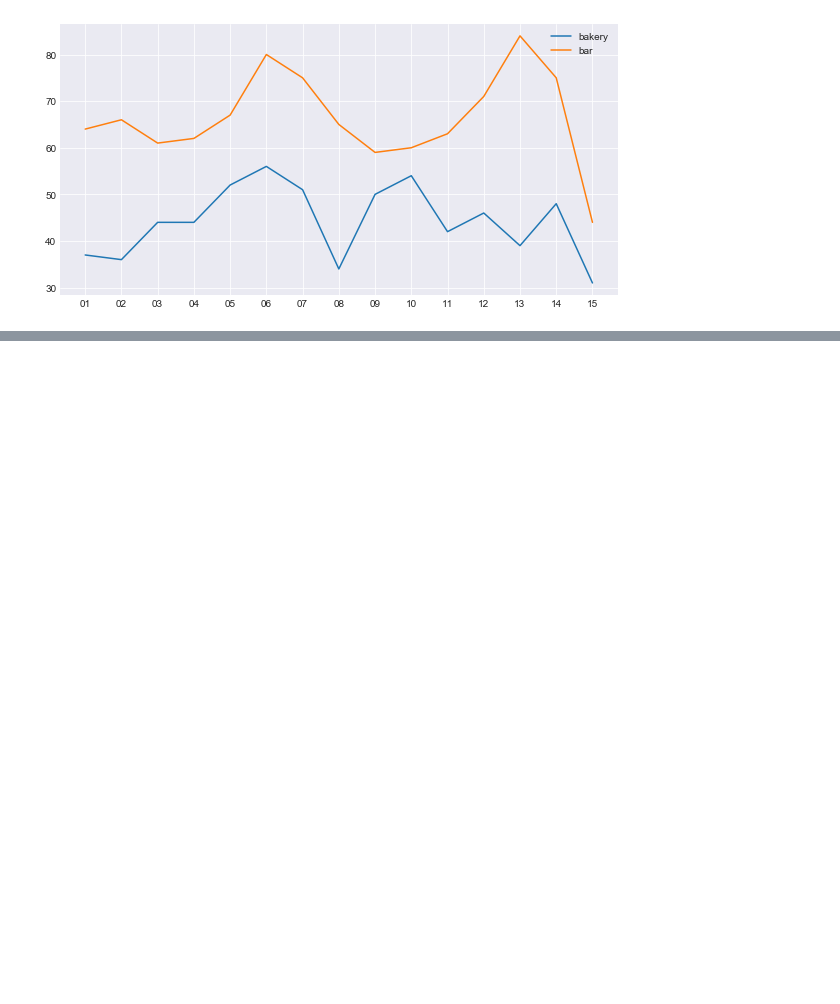
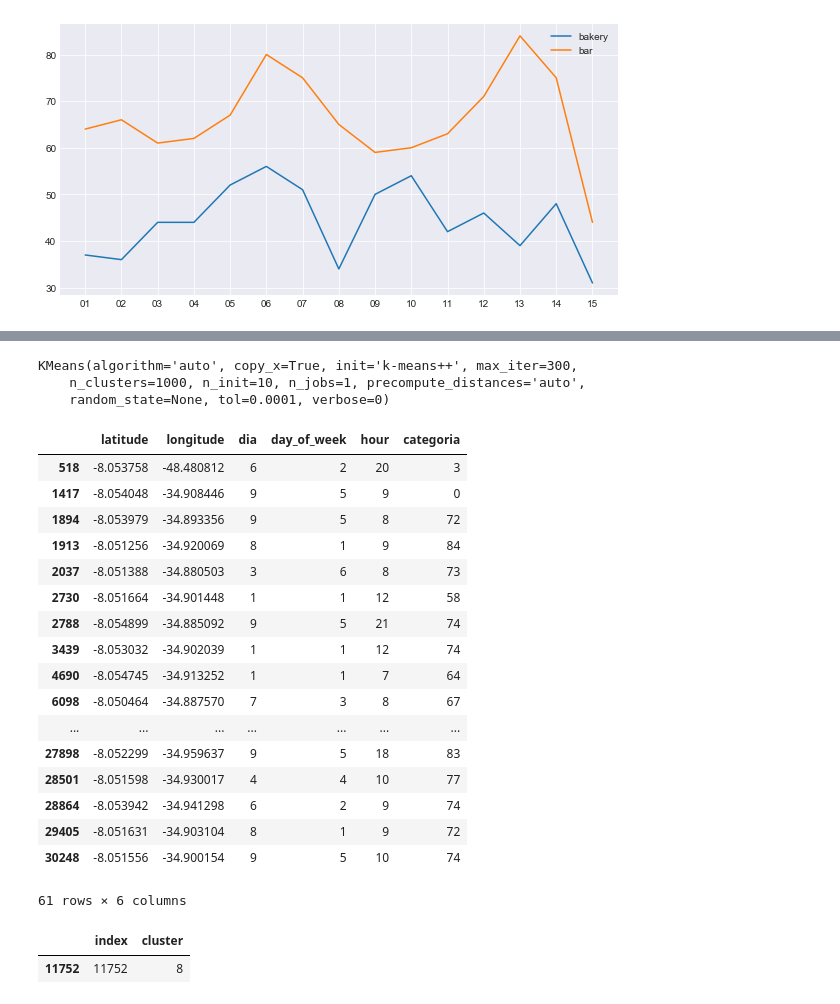
Before and after one commit to jvsn19/analise_varejo, a Jupyter notebook: Projeto.ipynb, the cells around one changed output, grey strips where cells are left out. Saved outputs shown, nothing was run; the diff lists cells and outputs as text; code cells hidden in the pictures; blank space fills up the shorter version.

```diff
--- a/Projeto.ipynb
+++ b/Projeto.ipynb
@@ -463,0 +482,5 @@ dataset.to_json('dataset.json')
+# %%
+le = LabelEncoder()
+# %%
+dataset_2 = dataset.drop(columns=['user'])
+dataset_2[['dia', 'day_of_week', 'hour', 'categoria']] = dataset_2[['dia', 'day_of_week', 'hour', 'categoria']].apply(le.fit_transform)
@@ -463,0 +496,7 @@ dataset.to_json('dataset.json')
+# %%
+kmeans = KMeans(n_clusters=1000)
+kmeans.fit(dataset_2)
+# %% [output]
+KMeans(algorithm='auto', copy_x=True, init='k-means++', max_iter=300,
+    n_clusters=1000, n_init=10, n_jobs=1, precompute_distances='auto',
+    random_state=None, tol=0.0001, verbose=0)
@@ -463,0 +507,26 @@ dataset.to_json('dataset.json')
+# %%
+dataset_2[(dataset_2['latitude'] > -8.055) & (dataset_2['latitude'] < -8.050)]
+# %% [output]
+|  | latitude | longitude | dia | day_of_week | hour | categoria |
+| 518 | -8.053758 | -48.480812 | 6 | 2 | 20 | 3 |
+| 1417 | -8.054048 | -34.908446 | 9 | 5 | 9 | 0 |
+| 1894 | -8.053979 | -34.893356 | 9 | 5 | 8 | 72 |
+| 1913 | -8.051256 | -34.920069 | 8 | 1 | 9 | 84 |
+| 2037 | -8.051388 | -34.880503 | 3 | 6 | 8 | 73 |
+| 2730 | -8.051664 | -34.901448 | 1 | 1 | 12 | 58 |
+| 2788 | -8.054899 | -34.885092 | 9 | 5 | 21 | 74 |
+| 3439 | -8.053032 | -34.902039 | 1 | 1 | 12 | 74 |
+| 4690 | -8.054745 | -34.913252 | 1 | 1 | 7 | 64 |
+| 6098 | -8.050464 | -34.887570 | 7 | 3 | 8 | 67 |
+| ... | ... | ... | ... | ... | ... | ... |
+| 27898 | -8.052299 | -34.959637 | 9 | 5 | 18 | 83 |
+| 28501 | -8.051598 | -34.930017 | 4 | 4 | 10 | 77 |
+| 28864 | -8.053942 | -34.941298 | 6 | 2 | 9 | 74 |
+| 29405 | -8.051631 | -34.903104 | 8 | 1 | 9 | 72 |
+| 30248 | -8.051556 | -34.900154 | 9 | 5 | 10 | 74 |
+61 rows × 6 columns
+# %%
+cluster_map[cluster_map['index'] == 11752]
+# %% [output]
+|  | index | cluster |
+| 11752 | 11752 | 8 |
```
Also changed, not shown: parts of 15 cells of this notebook.
